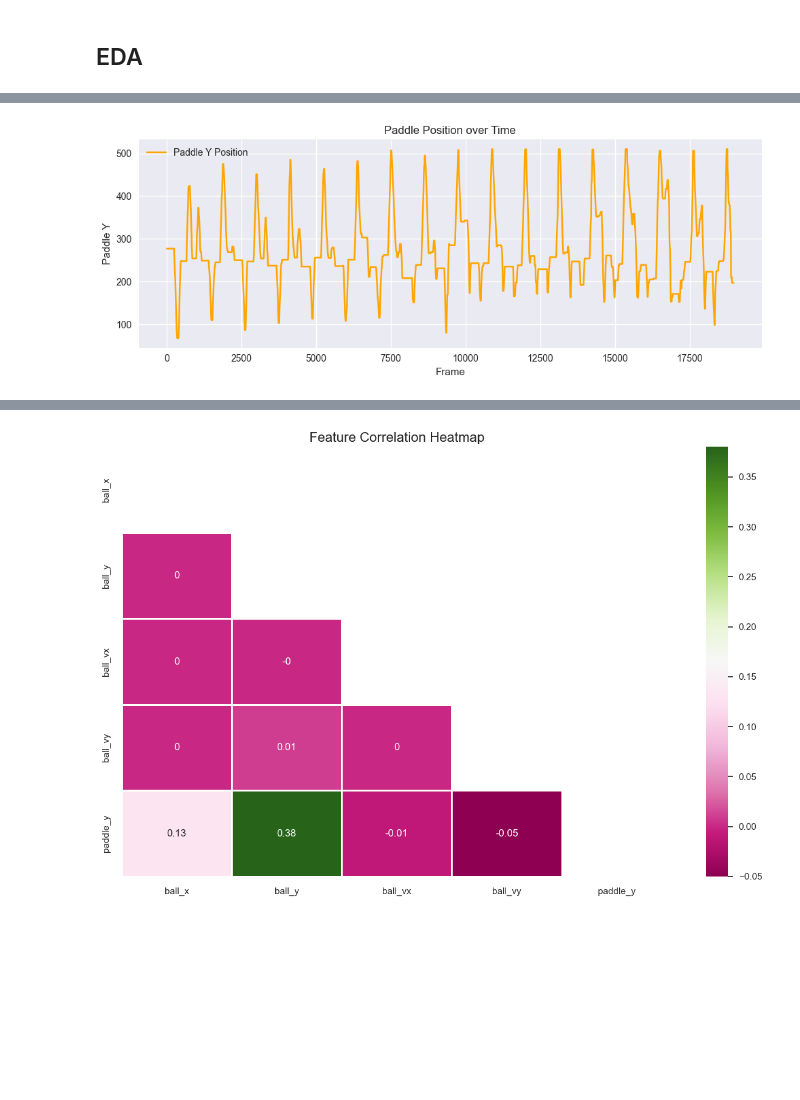
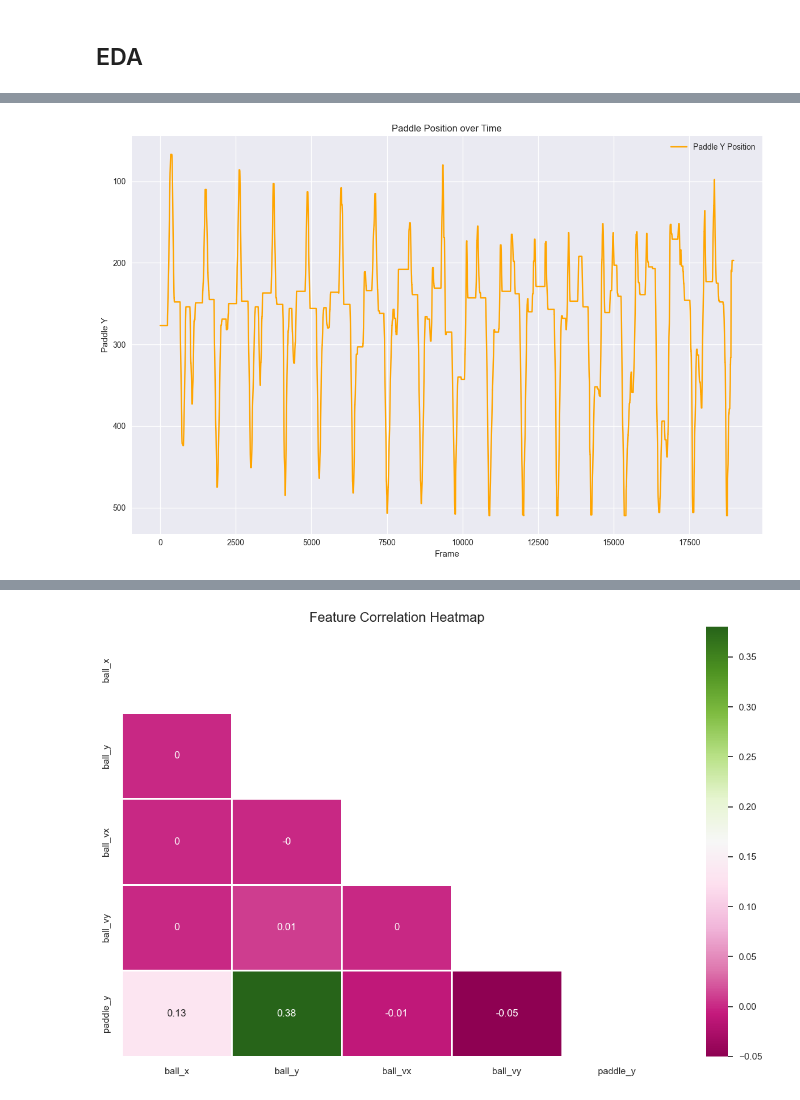
Before and after one commit to mgmytrasiewicz/pygame-pong-v2, a Jupyter notebook: ml-pong.ipynb, the cells around one changed output, grey strips where cells are left out. Cells and saved outputs as stored; diff of their text form; code cells hidden in the pictures; blank space fills up the shorter version.

```diff
--- a/ml-pong.ipynb
+++ b/ml-pong.ipynb
@@ -37,19 +62,23 @@ plt.show()
 # %%
 # Plot paddle position over time
 
-fig, ax = plt.subplots(figsize=(10, 4))
+fig, ax = plt.subplots(figsize=(12, 8))
 
 # Plot paddle position
 ax.plot(df['paddle_y'], label='Paddle Y Position', color='orange')
 
 # Labels and styling
 ax.set_title('Paddle Position over Time')
 ax.set_xlabel('Frame')
 ax.set_ylabel('Paddle Y')
+ax.invert_yaxis()  # Match game screen coordinates
 ax.grid(True)
 ax.legend()
 
+for spine in ['top', 'right', 'left', 'bottom']:
+    ax.spines[spine].set_visible(False)
+
 plt.tight_layout()
 plt.show()
 # %% [output]
-[figure, old version]
+[figure, new version]
```
Also changed, not shown: parts of 11 cells of this notebook.
